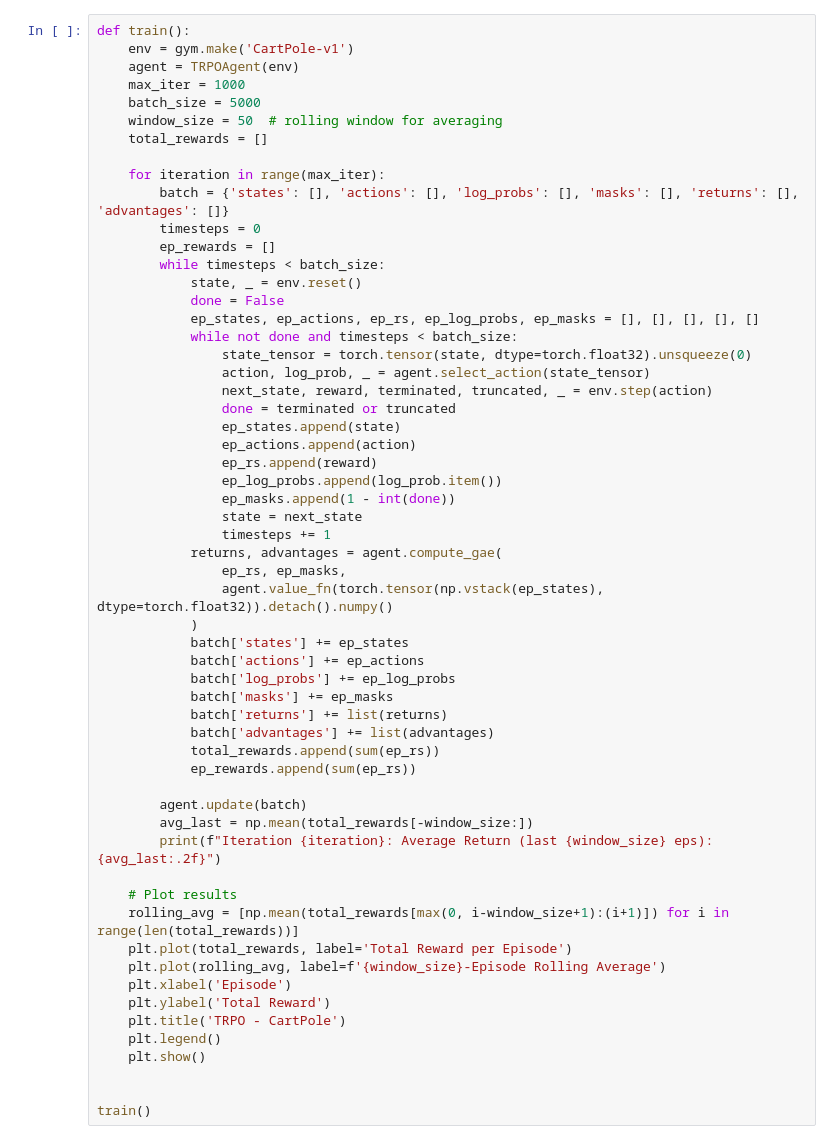
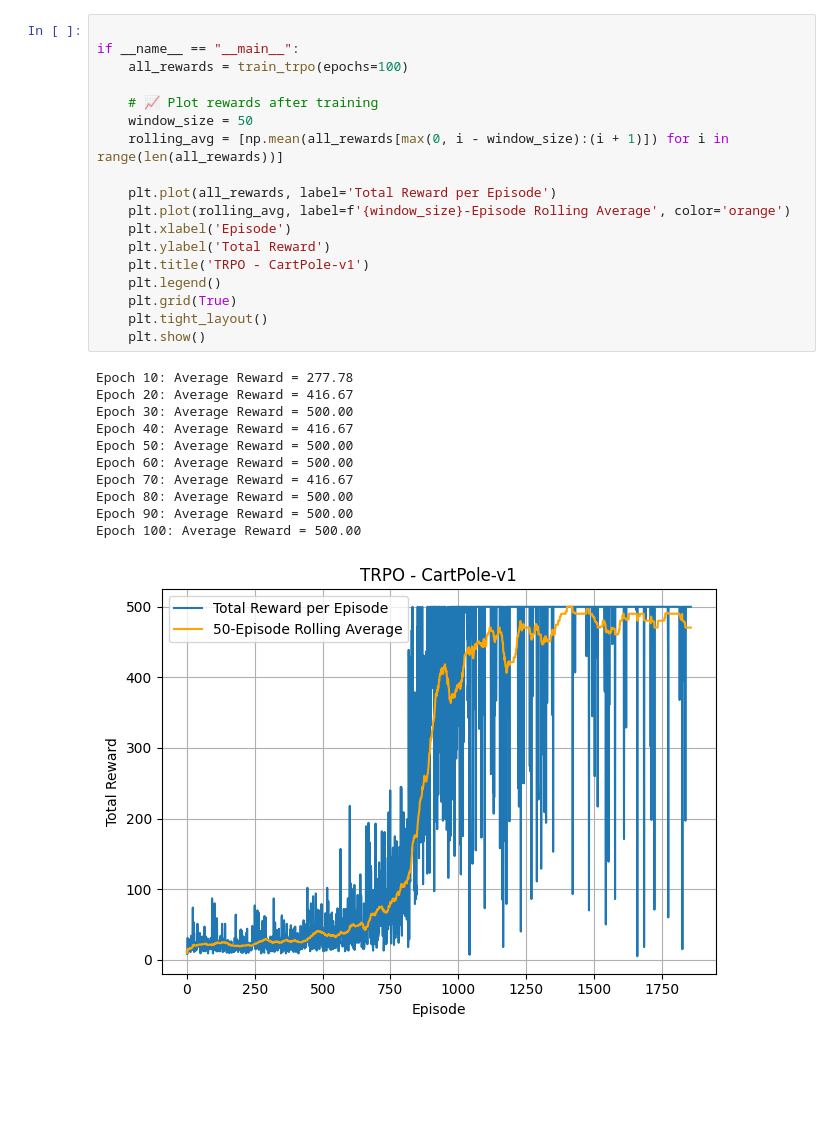
Before and after one commit to ivtikhon/rl-sandbox, a Jupyter notebook: trpo.ipynb, the cells around one changed output. Saved outputs shown, nothing was run; the diff lists cells and outputs as text; blank space fills up the shorter version.

Commit message:
Updated TRPO notebook

```diff
--- a/trpo.ipynb
+++ b/trpo.ipynb
@@ -156,58 +223,30 @@ class TRPOAgent:
 # %%
-def train():
-    env = gym.make('CartPole-v1')
-    agent = TRPOAgent(env)
-    max_iter = 1000
-    batch_size = 5000
-    window_size = 50  # rolling window for averaging
-    total_rewards = []
 
-    for iteration in range(max_iter):
-        batch = {'states': [], 'actions': [], 'log_probs': [], 'masks': [], 'returns': [], 'advantages': []}
-        timesteps = 0
-        ep_rewards = []
-        while timesteps < batch_size:
-            state, _ = env.reset()
-            done = False
-            ep_states, ep_actions, ep_rs, ep_log_probs, ep_masks = [], [], [], [], []
-            while not done and timesteps < batch_size:
-                state_tensor = torch.tensor(state, dtype=torch.float32).unsqueeze(0)
-                action, log_prob, _ = agent.select_action(state_tensor)
-                next_state, reward, terminated, truncated, _ = env.step(action)
-                done = terminated or truncated
-                ep_states.append(state)
-                ep_actions.append(action)
-                ep_rs.append(reward)
-                ep_log_probs.append(log_prob.item())
-                ep_masks.append(1 - int(done))
-                state = next_state
-                timesteps += 1
-            returns, advantages = agent.compute_gae(
-                ep_rs, ep_masks,
-                agent.value_fn(torch.tensor(np.vstack(ep_states), dtype=torch.float32)).detach().numpy()
-            )
-            batch['states'] += ep_states
-            batch['actions'] += ep_actions
-            batch['log_probs'] += ep_log_probs
-            batch['masks'] += ep_masks
-            batch['returns'] += list(returns)
-            batch['advantages'] += list(advantages)
-            total_rewards.append(sum(ep_rs))
-            ep_rewards.append(sum(ep_rs))
+if __name__ == "__main__":
+    all_rewards = train_trpo(epochs=100)
 
-        agent.update(batch)
-        avg_last = np.mean(total_rewards[-window_size:])
-        print(f"Iteration {iteration}: Average Return (last {window_size} eps): {avg_last:.2f}")
+    # 📈 Plot rewards after training
+    window_size = 50
+    rolling_avg = [np.mean(all_rewards[max(0, i - window_size):(i + 1)]) for i in range(len(all_rewards))]
 
-    # Plot results
-    rolling_avg = [np.mean(total_rewards[max(0, i-window_size+1):(i+1)]) for i in range(len(total_rewards))]
-    plt.plot(total_rewards, label='Total Reward per Episode')
-    plt.plot(rolling_avg, label=f'{window_size}-Episode Rolling Average')
+    plt.plot(all_rewards, label='Total Reward per Episode')
+    plt.plot(rolling_avg, label=f'{window_size}-Episode Rolling Average', color='orange')
     plt.xlabel('Episode')
     plt.ylabel('Total Reward')
-    plt.title('TRPO - CartPole')
+    plt.title('TRPO - CartPole-v1')
     plt.legend()
+    plt.grid(True)
+    plt.tight_layout()
     plt.show()
-
-
-train()
+# %% [output]
+Epoch 10: Average Reward = 277.78
+Epoch 20: Average Reward = 416.67
+Epoch 30: Average Reward = 500.00
+Epoch 40: Average Reward = 416.67
+Epoch 50: Average Reward = 500.00
+Epoch 60: Average Reward = 500.00
+Epoch 70: Average Reward = 416.67
+Epoch 80: Average Reward = 500.00
+Epoch 90: Average Reward = 500.00
+Epoch 100: Average Reward = 500.00
+[figure, added]
```
Also changed, not shown: parts of 2 cells of this notebook, 2 other files.
